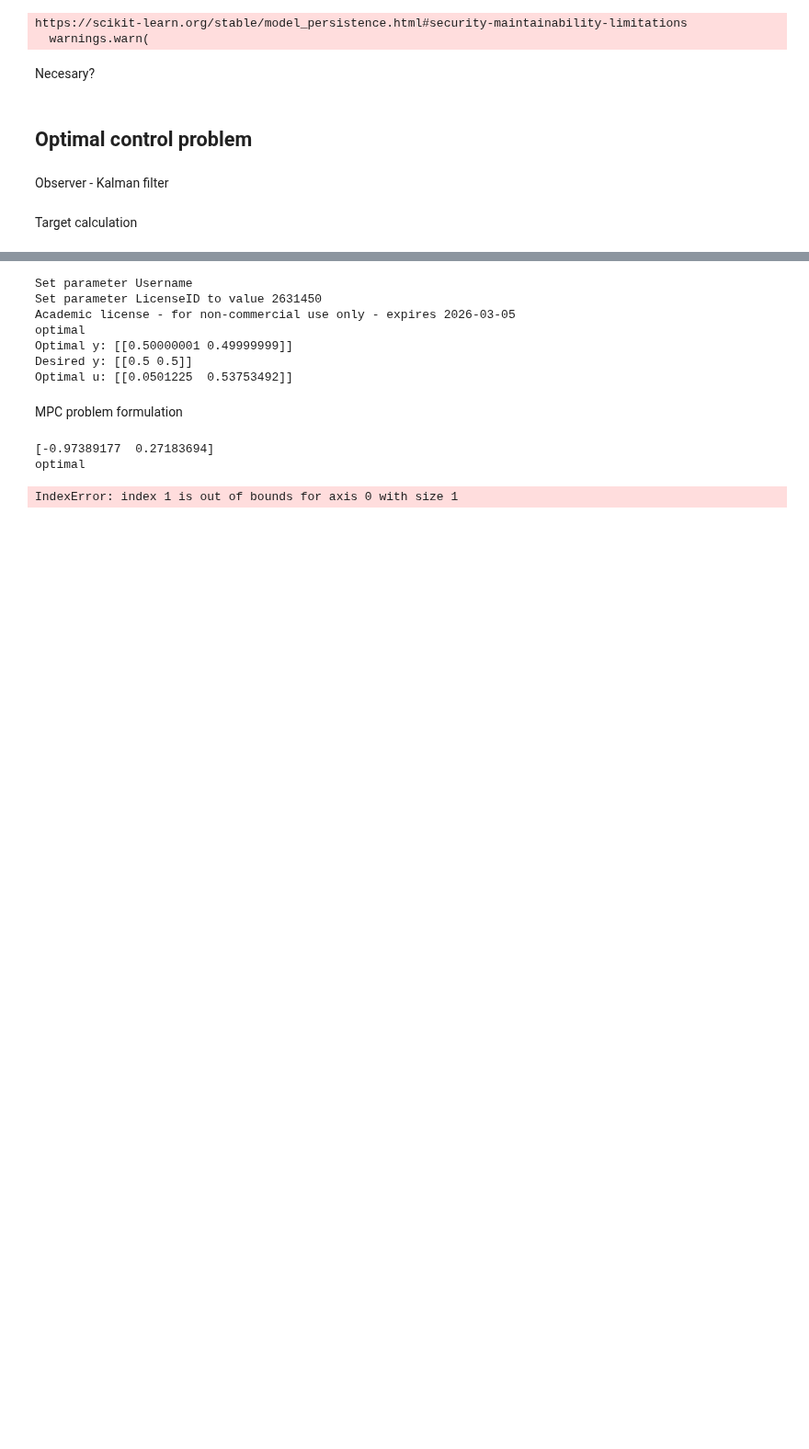
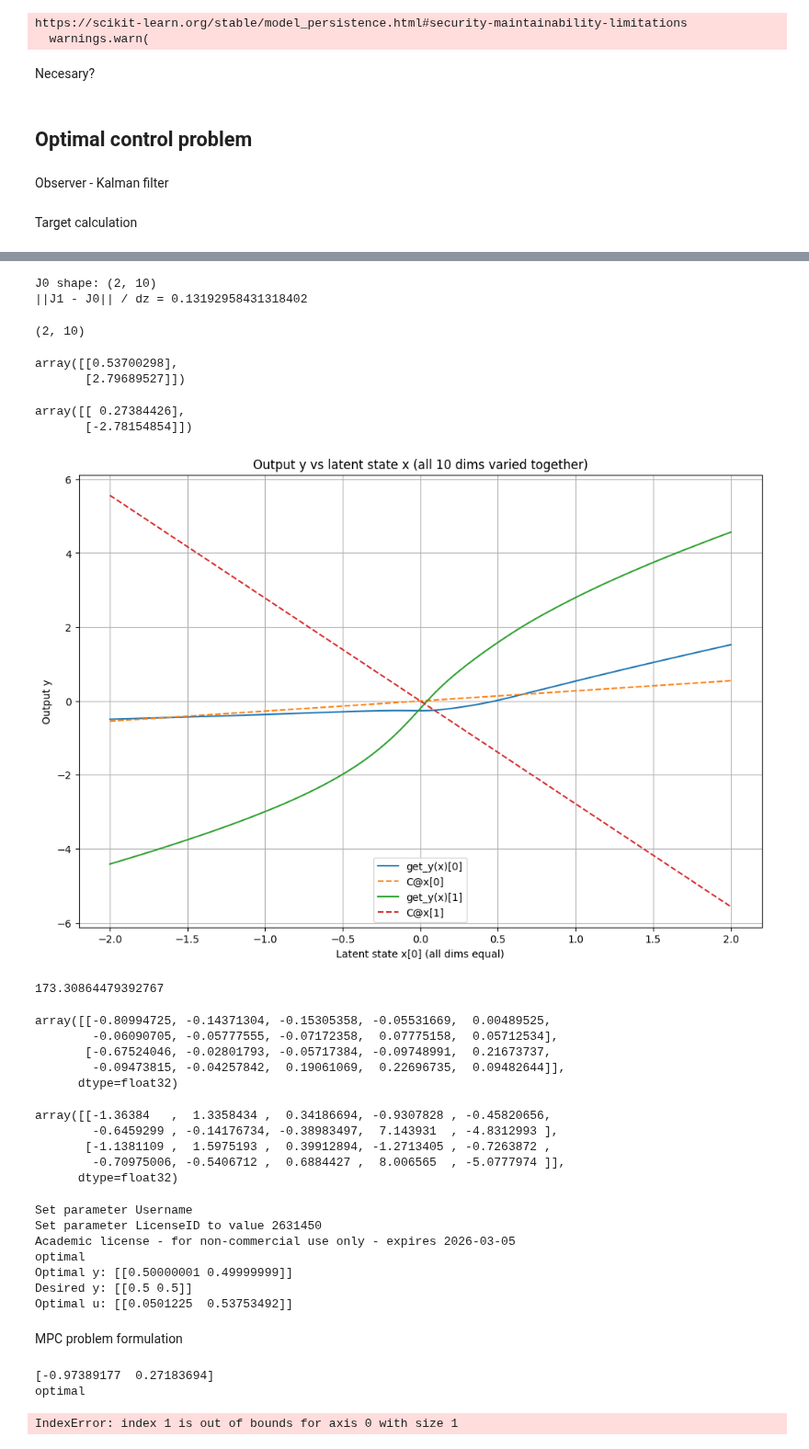
Before and after one commit to PatrikValabek/offset-free-koopman-mpc, a Jupyter notebook: control/offset_free_JT.ipynb, the cells around one changed output, grey strips where cells are left out. Shown at 92% size. Saved outputs shown, nothing was run; the diff lists cells and outputs as text; code cells hidden in the pictures; blank space fills up the shorter version.

```diff
--- a/control/offset_free_JT.ipynb
+++ b/control/offset_free_JT.ipynb
@@ -201,0 +396,19 @@ J = helper.evaluate_jacobian(
+# %%
+# after defining J_fn_example and z0_init
+z = z0_init.copy()
+J0 = J_fn_example(z.reshape(1, -1))
+print("J0 shape:", np.shape(J0))
+
+# finite-diff poke
+i = 0
+dz = 1e-3
+z_pert = z.copy(); z_pert[i] += dz
+J1 = J_fn_example(z_pert.reshape(1, -1))
+print("||J1 - J0|| / dz =", np.linalg.norm(J1 - J0)/dz)
+# %% [output]
+J0 shape: (2, 10)
+||J1 - J0|| / dz = 0.13192958431318402
+# %%
+C.shape
+# %% [output]
+(2, 10)
@@ -202,3 +417,53 @@ J = helper.evaluate_jacobian(
+# %%
+get_y(np.ones((nz,1))).T + J @ (np.ones((nz,1)) - np.ones((nz,1)))
+# %% [output]
+array([[0.53700298],
+       [2.79689527]])
+# %%
+C @ np.ones((nz,1))
+# %% [output]
+array([[ 0.27384426],
+       [-2.78154854]])
+# %%
+plt.figure(figsize=(12, 8))
+# plot evaluation of get_y and C@x on the range of -2 to 2
+x = np.linspace(-2, 2, 100).reshape(100, 1)
+x = np.tile(x, (1, nz))  # shape (100, 10)
+p = np.array([get_y(xi.reshape(nz, 1)).flatten() for xi in x])
+c_out = np.array([C @ xi.reshape(nz, 1) for xi in x]).squeeze()
+
+plt.plot(x[:, 0], p[:, 0], label='get_y(x)[0]')
+plt.plot(x[:, 0], c_out[:, 0], '--', label='C@x[0]')
+if p.shape[1] > 1:
+    plt.plot(x[:, 0], p[:, 1], label='get_y(x)[1]')
+    plt.plot(x[:, 0], c_out[:, 1], '--', label='C@x[1]')
+plt.title("Output y vs latent state x (all 10 dims varied together)")
+plt.xlabel("Latent state x[0] (all dims equal)")
+plt.ylabel("Output y")
+plt.legend()
+plt.grid()
+# %% [output]
+[figure, added]
+# %%
+sum(sum((J - C) ** 2))
+# %% [output]
+173.30864479392767
+# %%
+J
+# %% [output]
+array([[-0.80994725, -0.14371304, -0.15305358, -0.05531669,  0.00489525,
+        -0.06090705, -0.05777555, -0.07172358,  0.07775158,  0.05712534],
+       [-0.67524046, -0.02801793, -0.05717384, -0.09748991,  0.21673737,
+        -0.09473815, -0.04257842,  0.19061069,  0.22696735,  0.09482644]],
+      dtype=float32)
+# %%
+C
+# %% [output]
+array([[-1.36384   ,  1.3358434 ,  0.34186694, -0.9307828 , -0.45820656,
+        -0.6459299 , -0.14176734, -0.38983497,  7.143931  , -4.8312993 ],
+       [-1.1381109 ,  1.5975193 ,  0.39912894, -1.2713405 , -0.7263872 ,
+        -0.70975006, -0.5406712 ,  0.6884427 ,  8.006565  , -5.0777974 ]],
+      dtype=float32)
 # %%
 
 z_s, y_s = target_estimation.get_target(z_est_[:,nz:],y_setpoint, get_y(T_real@z_est_[0,:nz]) ,z_est_[0,:nz],J)
```
Also changed, not shown: parts of 12 cells of this notebook, 14 other files.
